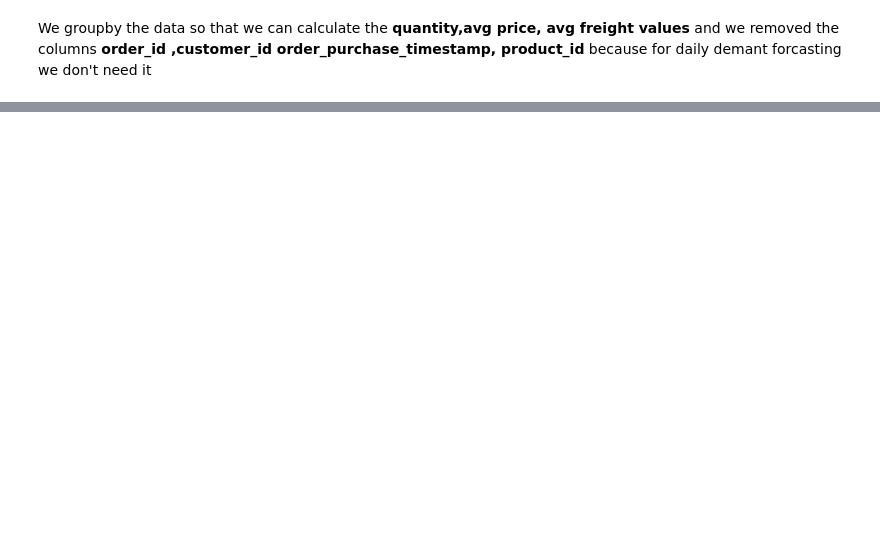
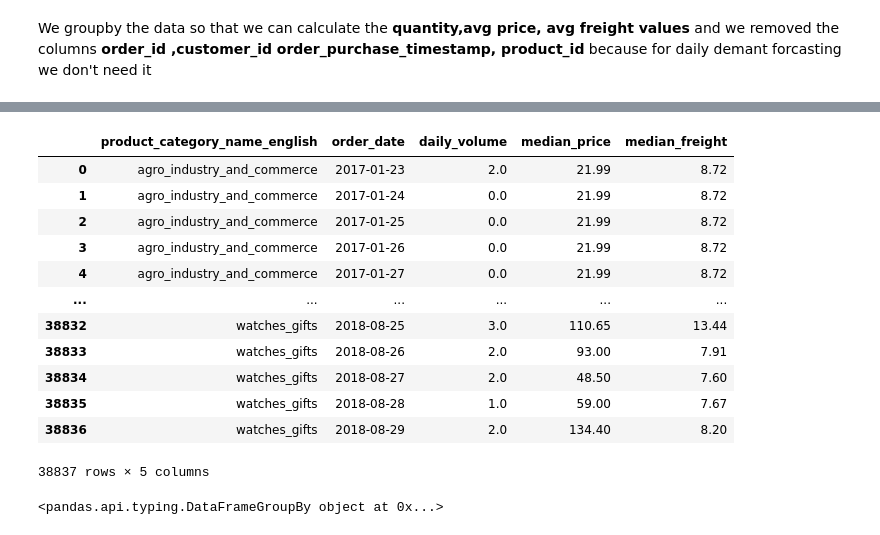
Before and after one commit to pruthvi-chavda/inventory-intelligence-suite, a Jupyter notebook: notebooks/Olist_Eda.ipynb, the cells around one changed output, grey strips where cells are left out. Cells and saved outputs as stored; diff of their text form; code cells hidden in the pictures; blank space fills up the shorter version.

```diff
--- a/notebooks/Olist_Eda.ipynb
+++ b/notebooks/Olist_Eda.ipynb
@@ -108,0 +219,7 @@ x_train
+# %%
+
+
+df_daily['daily_volume'] = df_daily['daily_volume'].fillna(0)
+df_daily['median_price'] = df_daily.groupby('product_category_name_english')['median_price'].ffill()
+df_daily['median_freight'] = df_daily.groupby('product_category_name_english')['median_freight'].ffill()
+print(df_daily.head())
@@ -108,0 +240,22 @@ x_train
+# %%
+
+df_daily = df_daily.sort_values(by=['product_category_name_english', 'order_date'])
+df_daily
+# %% [output]
+|  | product_category_name_english | order_date | daily_volume | median_price | median_freight |
+| 0 | agro_industry_and_commerce | 2017-01-23 | 2.0 | 21.99 | 8.72 |
+| 1 | agro_industry_and_commerce | 2017-01-24 | 0.0 | 21.99 | 8.72 |
+| 2 | agro_industry_and_commerce | 2017-01-25 | 0.0 | 21.99 | 8.72 |
+| 3 | agro_industry_and_commerce | 2017-01-26 | 0.0 | 21.99 | 8.72 |
+| 4 | agro_industry_and_commerce | 2017-01-27 | 0.0 | 21.99 | 8.72 |
+| ... | ... | ... | ... | ... | ... |
+| 38832 | watches_gifts | 2018-08-25 | 3.0 | 110.65 | 13.44 |
+| 38833 | watches_gifts | 2018-08-26 | 2.0 | 93.00 | 7.91 |
+| 38834 | watches_gifts | 2018-08-27 | 2.0 | 48.50 | 7.60 |
+| 38835 | watches_gifts | 2018-08-28 | 1.0 | 59.00 | 7.67 |
+| 38836 | watches_gifts | 2018-08-29 | 2.0 | 134.40 | 8.20 |
+38837 rows × 5 columns
+# %%
+df_daily.groupby('product_category_name_english')[['daily_volume','median_price']]
+# %% [output]
+<pandas.api.typing.DataFrameGroupBy object at 0x...>
```
Also changed, not shown: parts of 27 cells of this notebook.
